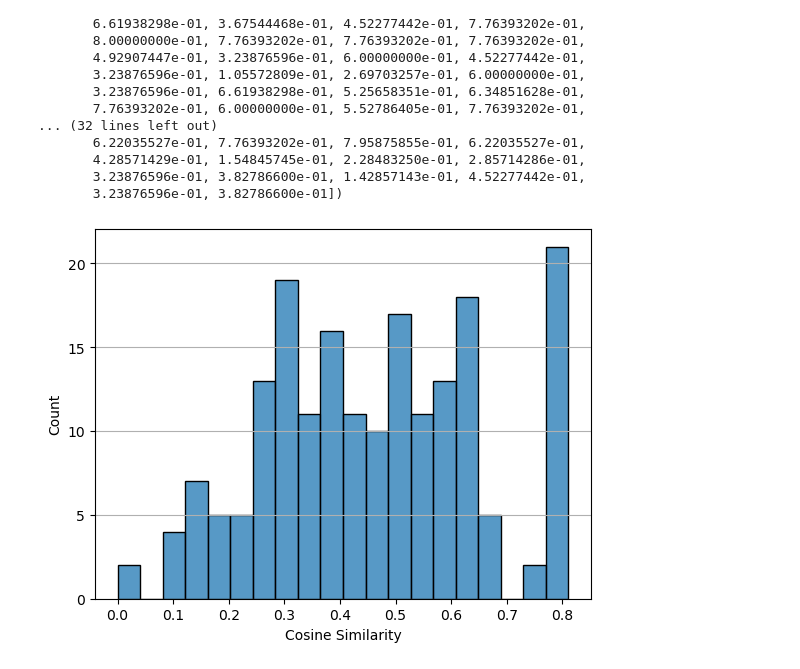
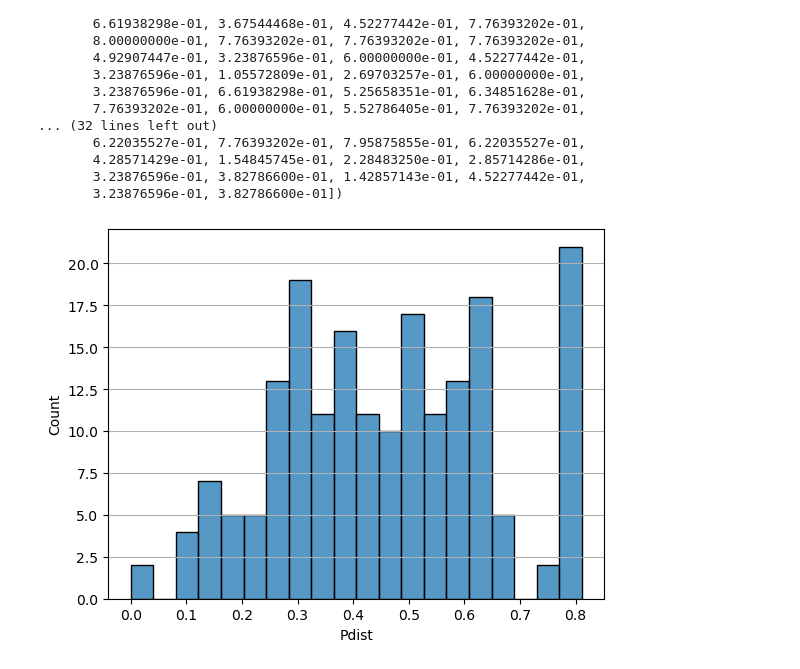
Before and after one commit to tgvp/Algoritmos-Recomendacao, a Jupyter notebook: src/rs-starter.ipynb, the cells around one changed output. Cells and saved outputs as stored; diff of their text form; code cells hidden in the pictures.

```diff
--- a/src/rs-starter.ipynb
+++ b/src/rs-starter.ipynb
@@ -315,9 +400,8 @@ array([4.00000000e-01, 2.22044605e-16, 1.05572809e-01, 2.69703257e-01,
        3.23876596e-01, 3.82786600e-01])
 # %%
 sns.histplot(similarity_matrix, bins=20)
-plt.xlabel('Cosine Similarity')
-plt.yticks(range(0, 25, 5))
+plt.xlabel('Pdist')
 plt.grid(axis='y')
 plt.show()
 # %% [output]
-[figure, old version]
+[figure, new version]
```
Also changed, not shown: parts of 18 cells of this notebook.
